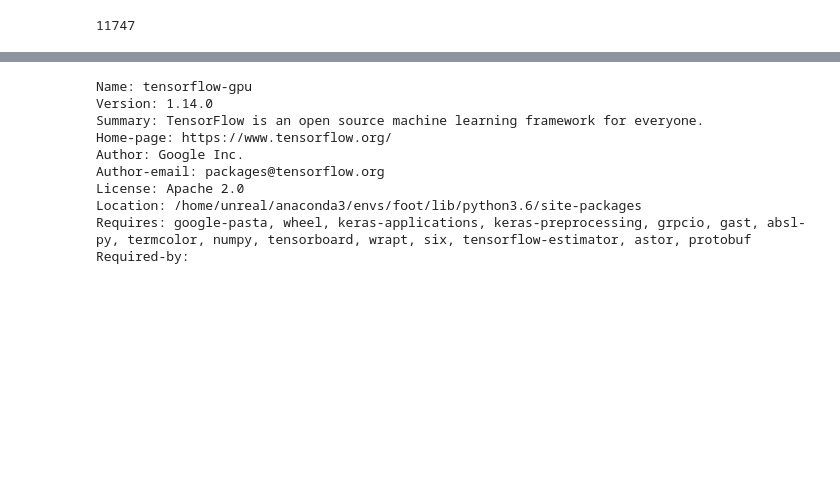
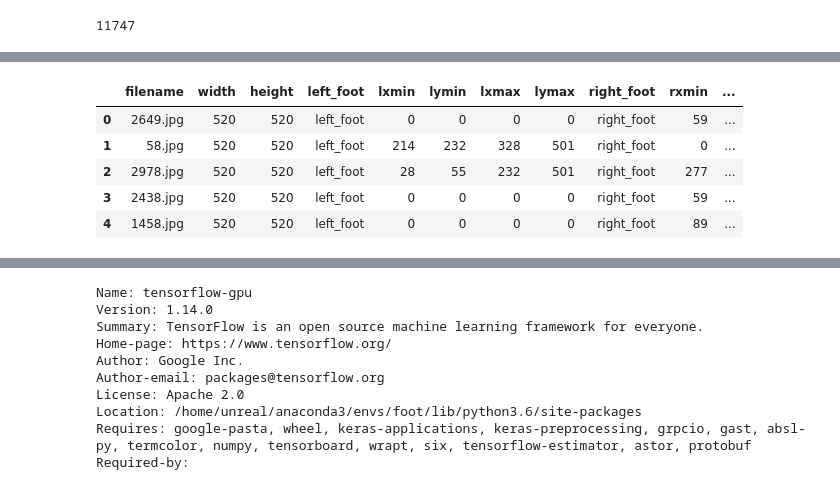
Before and after one commit to Deadsec69/foot_detecion, a Jupyter notebook: foot/Untitled Folder/foot_exp.ipynb, the cells around one changed output, grey strips where cells are left out. Cells and saved outputs as stored; diff of their text form; code cells hidden in the pictures; blank space fills up the shorter version.

```diff
--- a/foot/Untitled Folder/foot_exp.ipynb
+++ b/foot/Untitled Folder/foot_exp.ipynb
@@ -231,3 +219,12 @@ Successfully installed keras-2.3.1 pyyaml-5.3.1 scipy-1.4.1
+# %%
+lr_df.head()
+# %% [output]
+|  | filename | width | height | left_foot | lxmin | lymin | lxmax | lymax | right_foot | rxmin | ... |
+| 0 | 2649.jpg | 520 | 520 | left_foot | 0 | 0 | 0 | 0 | right_foot | 59 | ... |
+| 1 | 58.jpg | 520 | 520 | left_foot | 214 | 232 | 328 | 501 | right_foot | 0 | ... |
+| 2 | 2978.jpg | 520 | 520 | left_foot | 28 | 55 | 232 | 501 | right_foot | 277 | ... |
+| 3 | 2438.jpg | 520 | 520 | left_foot | 0 | 0 | 0 | 0 | right_foot | 59 | ... |
+| 4 | 1458.jpg | 520 | 520 | left_foot | 0 | 0 | 0 | 0 | right_foot | 89 | ... |
 # %%
 from keras.models import Model
 from keras.layers import Input, Conv2D, GlobalAveragePooling2D, Dropout
```
Also changed, not shown: parts of 53 cells of this notebook, 5 other files.
